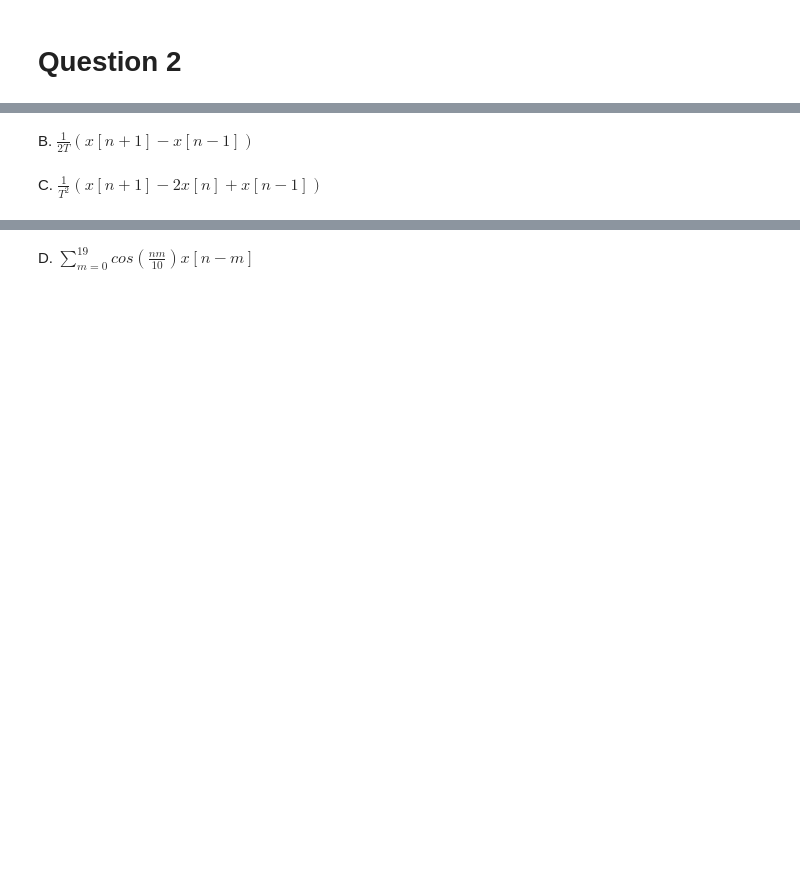
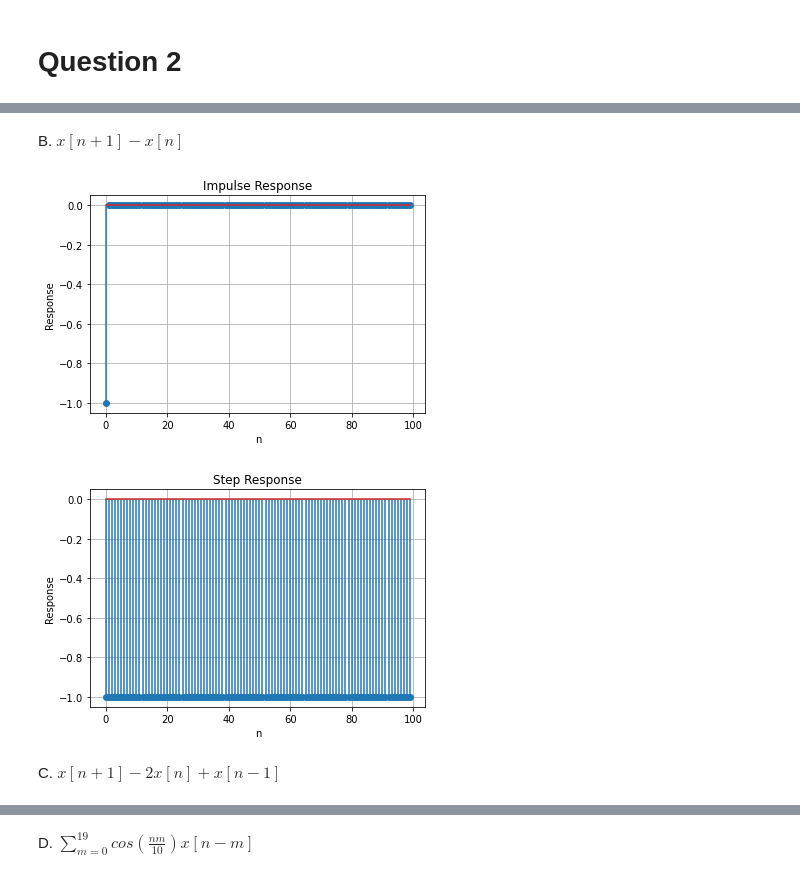
Before and after one commit to SM2A/Signals_and_Systems_Course_Projects, a Jupyter notebook: CA1/Source/2 - Impulse and Step Response of Time Discrete System.ipynb, the cells around one changed output, grey strips where cells are left out. Drawn from its saved outputs; the diff is of its cells as text; code cells hidden in the pictures; blank space fills up the shorter version.

```diff
--- a/CA1/Source/2 - Impulse and Step Response of Time Discrete System.ipynb
+++ b/CA1/Source/2 - Impulse and Step Response of Time Discrete System.ipynb
@@ -32,11 +33,12 @@ ValueError: `system` needs to be an instance of `dlti` or have 2, 3 or 4 argumen
 # %% [markdown]
-B. $\frac{1}{2T}(x[n+1]-x[n-1])$
+B. $x[n+1]-x[n]$
-# %%
-n = numpy.arange(-border,border,1)
-y = (1/(2*T))*(cos_2_pi_k_n(n+1)-cos_2_pi_k_n(n-1))
-pyplot.stem(n,y)
-pyplot.ylabel('y[n]')
-pyplot.xlabel('n')
-pyplot.show()
+# %%
+draw_plot(n, (ndimage.shift(impulse, -1, cval=0)[n] - ndimage.shift(impulse, 0, cval=0)[n]),
+          'n','Response','Impulse Response')
+draw_plot(n, numpy.cumsum(ndimage.shift(impulse, -1, cval=0)[n] - ndimage.shift(impulse, 0, cval=0)[n]),
+          'n','Response','Step Response')
+# %% [output]
+[figure, added]
+[figure, added]
 # %% [markdown]
-C. $\frac{1}{T^2}(x[n+1]-2x[n]+x[n-1])$
+C. $x[n+1]-2x[n]+x[n-1]$
```
Also changed, not shown: parts of 18 cells of this notebook, 1 other file.
